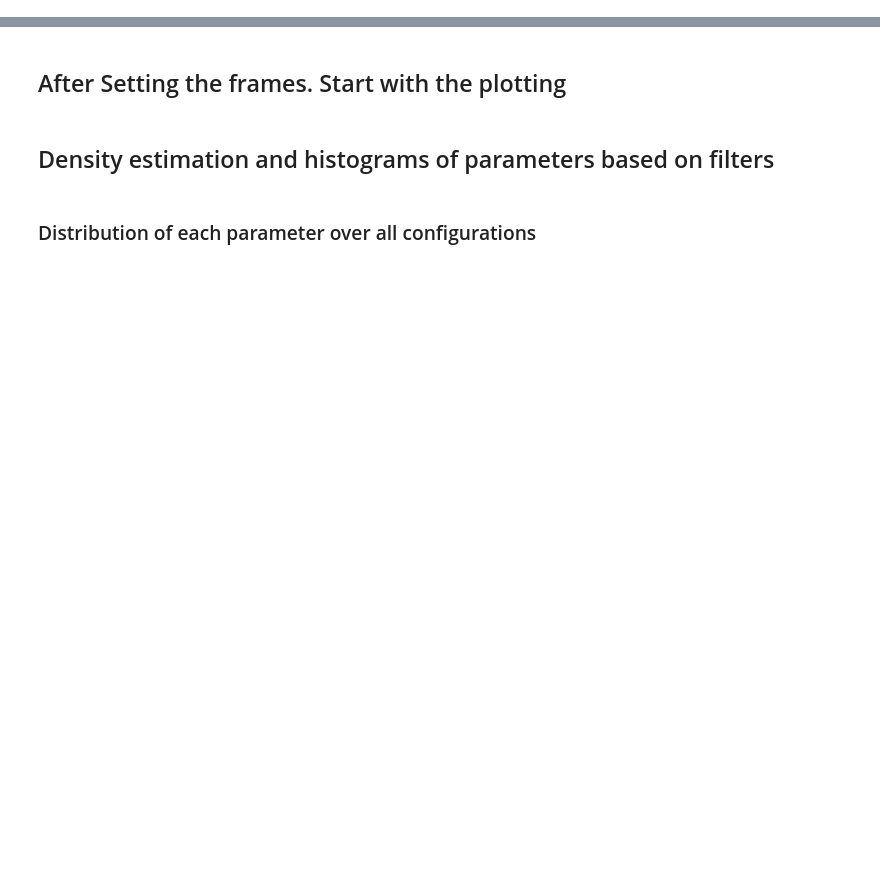
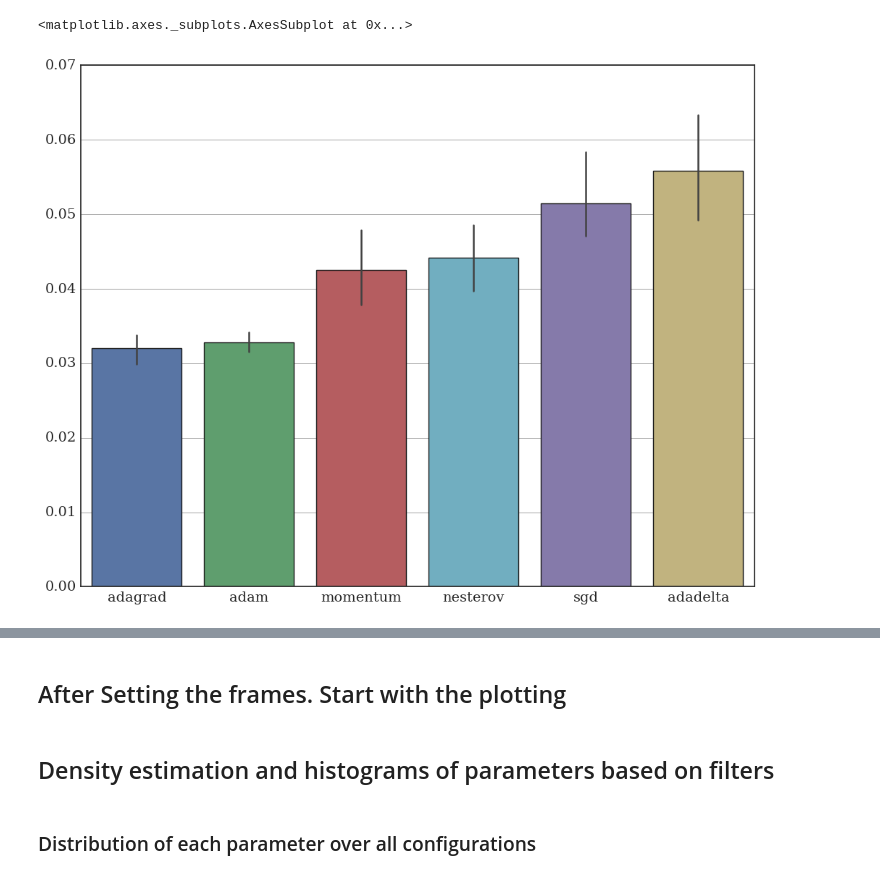
Before and after one commit to hmendozap/master-arbeit-projects, a Jupyter notebook: plotting_param_distros/Policy_vs_Solver_Response.ipynb, the cells around one changed output, grey strips where cells are left out. Cells and saved outputs as stored; diff of their text form; code cells hidden in the pictures; blank space fills up the shorter version.

Commit message:
Added plots to be used in thesis

```diff
--- a/plotting_param_distros/Policy_vs_Solver_Response.ipynb
+++ b/plotting_param_distros/Policy_vs_Solver_Response.ipynb
@@ -24,7 +26,8 @@ dataset_dict = {'1128_bac': 'OVA_Breast', '554_bac':'MNIST', '46_bac':'Splice'}
 # %%
 reader = cr.ConfigReader()
+# %%
+base_data_dir = '/media/mendozah/My Passport/Master_Arbeit/constrained_DeepNet_Configs/'
 # %%
-base_data_dir = '/mhome/mendozah/constrained_DeepNet_Configs/'
 solvers = ['adam', 'adadelta', 'adagrad', 'nesterov', 'sgd', 'momentum']
 solvers_dirs = list(map(lambda X: X + '_results', solvers))
 policies = ['fixed', 'inv', 'exp', 'step']
@@ -101,0 +139,9 @@ mean_df.plot(kind='bar', yerr=sem_df)
+# %%
+sns.set_style('whitegrid', {'axes.linewidth':1.25, 'axes.edgecolor':'0.15',
+                            'grid.linewidth':1.5, 'grid.color':'gray'})
+sns.set_color_codes()
+# %%
+sns.barplot(data=mean_df.sort_values(by=['fixed']).T)
+# %% [output]
+<matplotlib.axes._subplots.AxesSubplot at 0x...>
+[figure, added]
```
Also changed, not shown: parts of 10 cells of this notebook.
